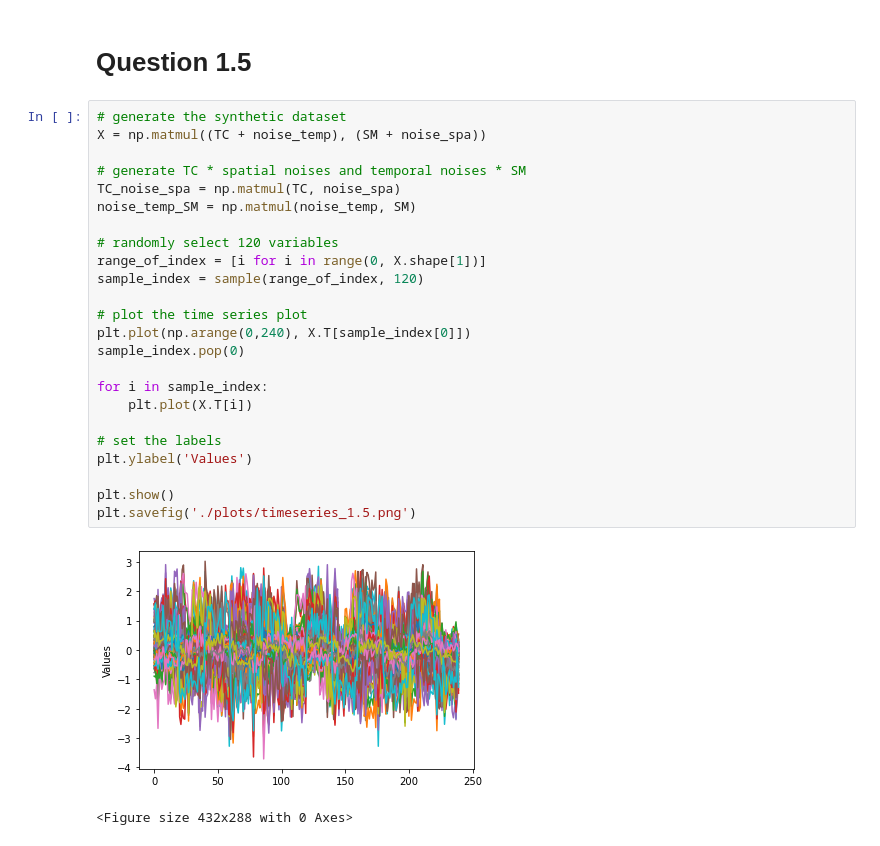
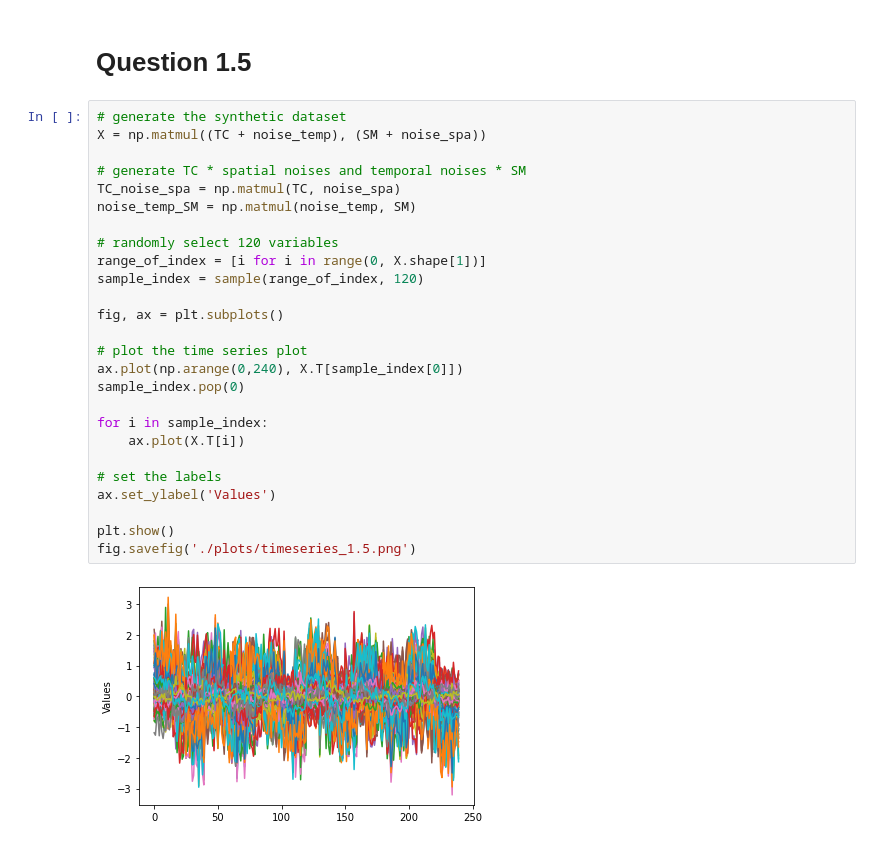
Before and after one commit to yaoxianphang/mast30034_ass1, a Jupyter notebook: code.ipynb, the cells around one changed output. Cells and saved outputs as stored; diff of their text form.

```diff
--- a/code.ipynb
+++ b/code.ipynb
@@ -253,28 +247,29 @@ plt.show()
 # %%
 # generate the synthetic dataset
 X = np.matmul((TC + noise_temp), (SM + noise_spa))
 
 # generate TC * spatial noises and temporal noises * SM
 TC_noise_spa = np.matmul(TC, noise_spa)
 noise_temp_SM = np.matmul(noise_temp, SM)
 
 # randomly select 120 variables
 range_of_index = [i for i in range(0, X.shape[1])]
 sample_index = sample(range_of_index, 120)
 
+fig, ax = plt.subplots()
+
 # plot the time series plot
-plt.plot(np.arange(0,240), X.T[sample_index[0]])
+ax.plot(np.arange(0,240), X.T[sample_index[0]])
 sample_index.pop(0)
 
 for i in sample_index:
-    plt.plot(X.T[i])
+    ax.plot(X.T[i])
 
 # set the labels
-plt.ylabel('Values')
+ax.set_ylabel('Values')
 
 plt.show()
-plt.savefig('./plots/timeseries_1.5.png')
+fig.savefig('./plots/timeseries_1.5.png')
 # %% [output]
-[figure, old version]
+[figure, new version]
-<Figure size 432x288 with 0 Axes>
 # %%
```
Also changed, not shown: parts of 10 cells of this notebook, 11 other files.
